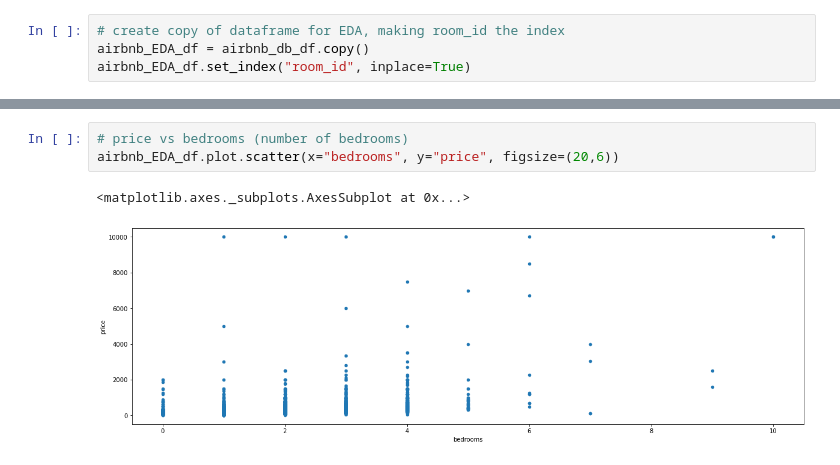
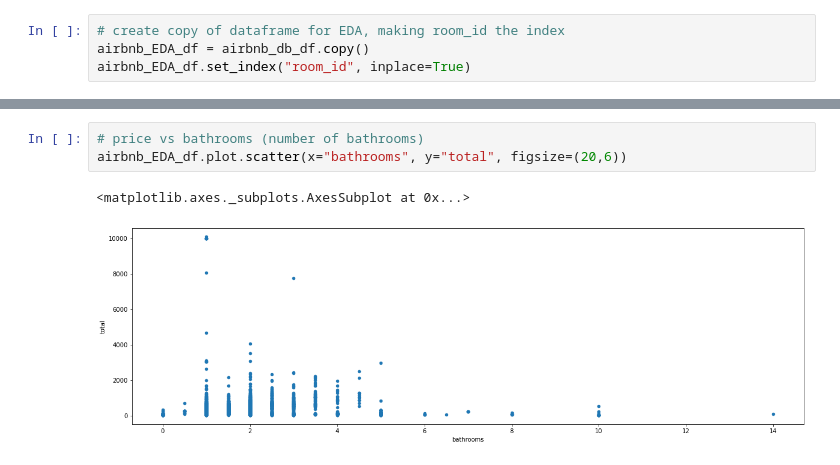
Before and after one commit to rustiri/final_group_airbnb, a Jupyter notebook: SF_Airbnb_EDA.ipynb, the cells around one changed output, grey strips where cells are left out. Saved outputs shown, nothing was run; the diff lists cells and outputs as text.

```diff
--- a/SF_Airbnb_EDA.ipynb
+++ b/SF_Airbnb_EDA.ipynb
@@ -512,6 +524,6 @@ airbnb_EDA_df.plot.scatter(x="accommodates", y="price", figsize=(20,6))
 # %%
-# price vs bedrooms (number of bedrooms)
-airbnb_EDA_df.plot.scatter(x="bedrooms", y="price", figsize=(20,6))
+# price vs bathrooms (number of bathrooms)
+airbnb_EDA_df.plot.scatter(x="bathrooms", y="total", figsize=(20,6))
 # %% [output]
 <matplotlib.axes._subplots.AxesSubplot at 0x...>
-[figure, old version]
+[figure, new version]
```
Also changed, not shown: parts of 15 cells of this notebook, 1 other file.
